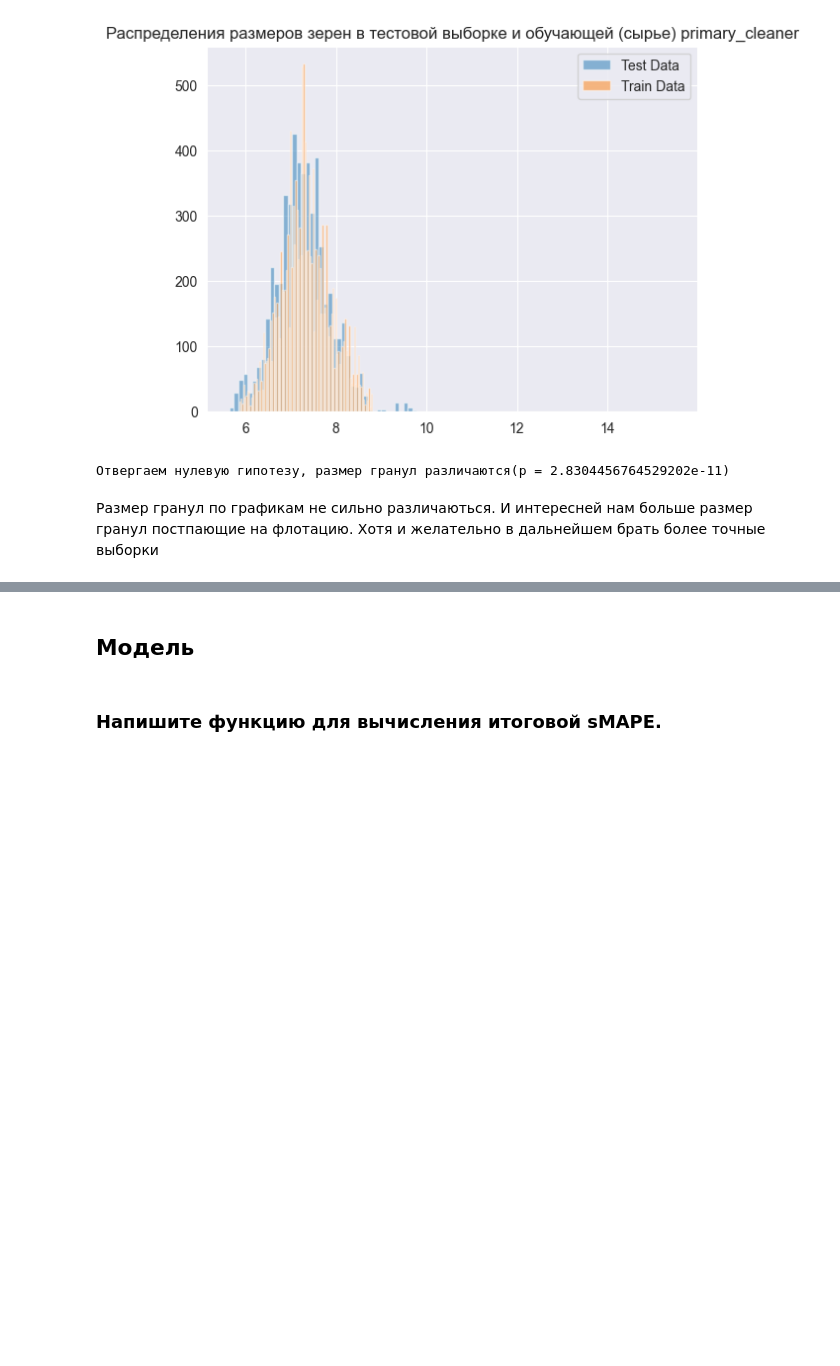
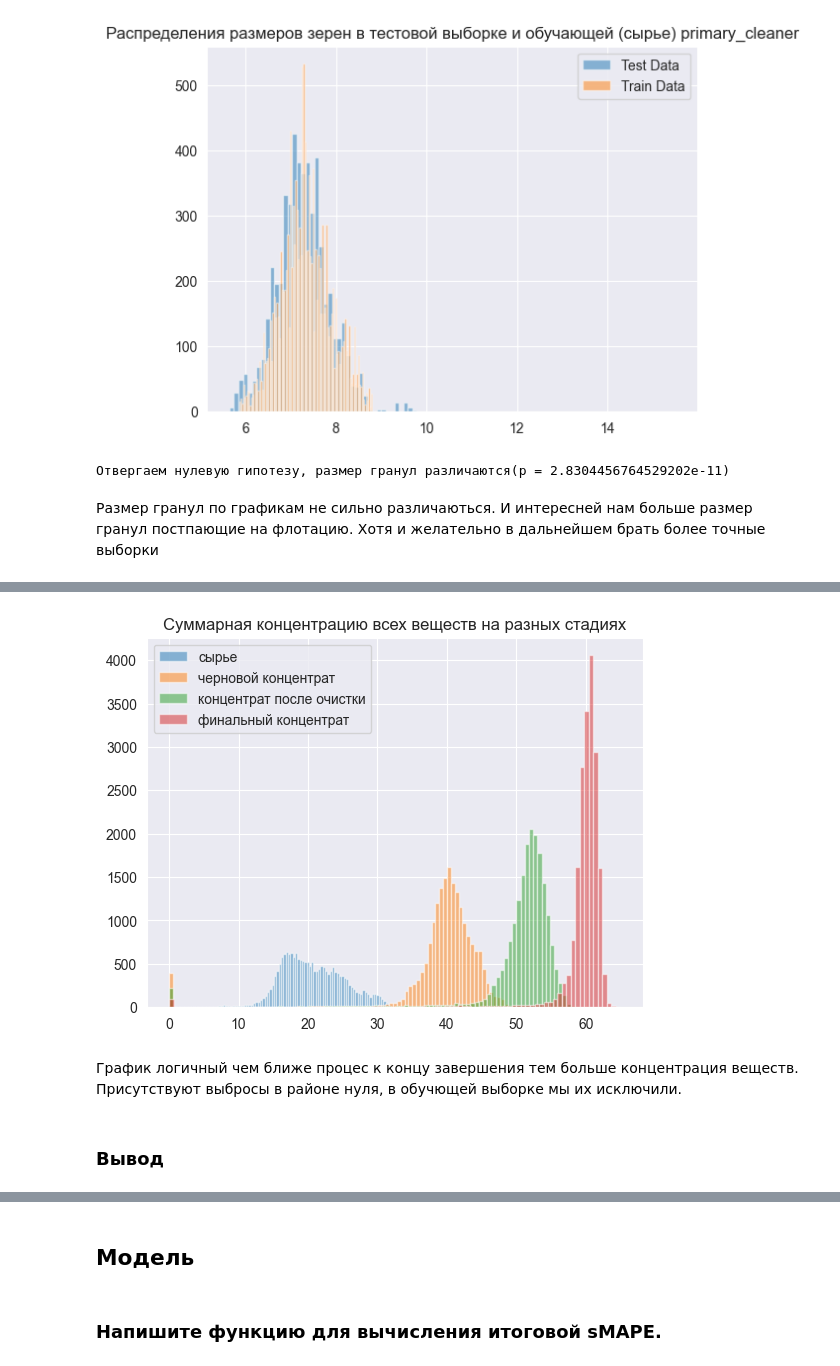
Before and after one commit to AleksTurov/Data-Science, a Jupyter notebook: Recovery_of_gold/Recovery_of_gold.ipynb, the cells around one changed output, grey strips where cells are left out. Saved outputs shown, nothing was run; the diff lists cells and outputs as text; code cells hidden in the pictures; blank space fills up the shorter version.

Commit message:
Черновой проект. Статус разробока

```diff
--- a/Recovery_of_gold/Recovery_of_gold.ipynb
+++ b/Recovery_of_gold/Recovery_of_gold.ipynb
@@ -39,6 +56,10 @@ from scipy import stats as st
 # %% [markdown]
 ### Откройте файлы и изучите их.
 # %%
-data_train = pd.read_csv("https://code.s3.yandex.net/datasets/gold_recovery_train_new.csv", index_col='date', parse_dates=True)
-data_test = pd.read_csv("https://code.s3.yandex.net/datasets/gold_recovery_test_new.csv", index_col='date', parse_dates=True)
-data_full = pd.read_csv("https://code.s3.yandex.net/datasets/gold_recovery_full_new.csv", index_col='date', parse_dates=True)
+#data_train = pd.read_csv("https://code.s3.yandex.net/datasets/gold_recovery_train_new.csv", index_col='date', parse_dates=True)
+data_train = pd.read_csv("/media/aleksey/A6B828A60EB3956D/Data science/Специалист Data scinties/Сборный проект 2/gold_recovery_train_new.csv", index_col='date', parse_dates=True)
+#data_test = pd.read_csv("https://code.s3.yandex.net/datasets/gold_recovery_test_new.csv", index_col='date', parse_dates=True)
+data_test = pd.read_csv("/media/aleksey/A6B828A60EB3956D/Data science/Специалист Data scinties/Сборный проект 2/gold_recovery_test_new.csv", index_col='date', parse_dates=True)
+
+#data_full = pd.read_csv("https://code.s3.yandex.net/datasets/gold_recovery_full_new.csv", index_col='date', parse_dates=True)
+data_full = pd.read_csv("/media/aleksey/A6B828A60EB3956D/Data science/Специалист Data scinties/Сборный проект 2/gold_recovery_full_new.csv", index_col='date', parse_dates=True)
@@ -691,0 +729,6 @@ granule_size_distribution('primary_cleaner')
+# %%
+df = data_full
+df['сырье'] = data_full[['rougher.input.feed_au', 'rougher.input.feed_ag', 'rougher.input.feed_pb']].sum(axis=1)
+df['черновой концентрат'] = data_full[['rougher.output.concentrate_au', 'rougher.output.concentrate_ag', 'rougher.output.concentrate_pb']].sum(axis=1)
+df['концентрат после очистки'] = data_full[['primary_cleaner.output.concentrate_au', 'primary_cleaner.output.concentrate_ag', 'primary_cleaner.output.concentrate_pb']].sum(axis=1)
+df['финальный концентрат'] = data_full[['final.output.concentrate_au', 'final.output.concentrate_ag', 'final.output.concentrate_pb']].sum(axis=1)
@@ -691,0 +754,15 @@ granule_size_distribution('primary_cleaner')
+# %%
+plt.hist(df['сырье'], alpha=0.5, label='сырье',bins=100,)
+plt.hist(df['черновой концентрат'], alpha=0.5, label='черновой концентрат',bins=100,)
+plt.hist(df['концентрат после очистки'], alpha=0.5, label='концентрат после очистки',bins=100,)
+plt.hist(df['финальный концентрат'], alpha=0.5, label='финальный концентрат',bins=100,)
+
+plt.title('Cуммарная концентрацию всех веществ на разных стадиях')
+plt.legend()
+plt.show()
+# %% [output]
+[figure, added]
+# %% [markdown]
+График логичный чем ближе процес к концу завершения тем больше концентрация веществ. Присутствуют выбросы в районе нуля, в обучющей выборке мы их исключили.
+# %% [markdown]
+### Вывод
```
Also changed, not shown: parts of 61 cells of this notebook, 1 other file.
